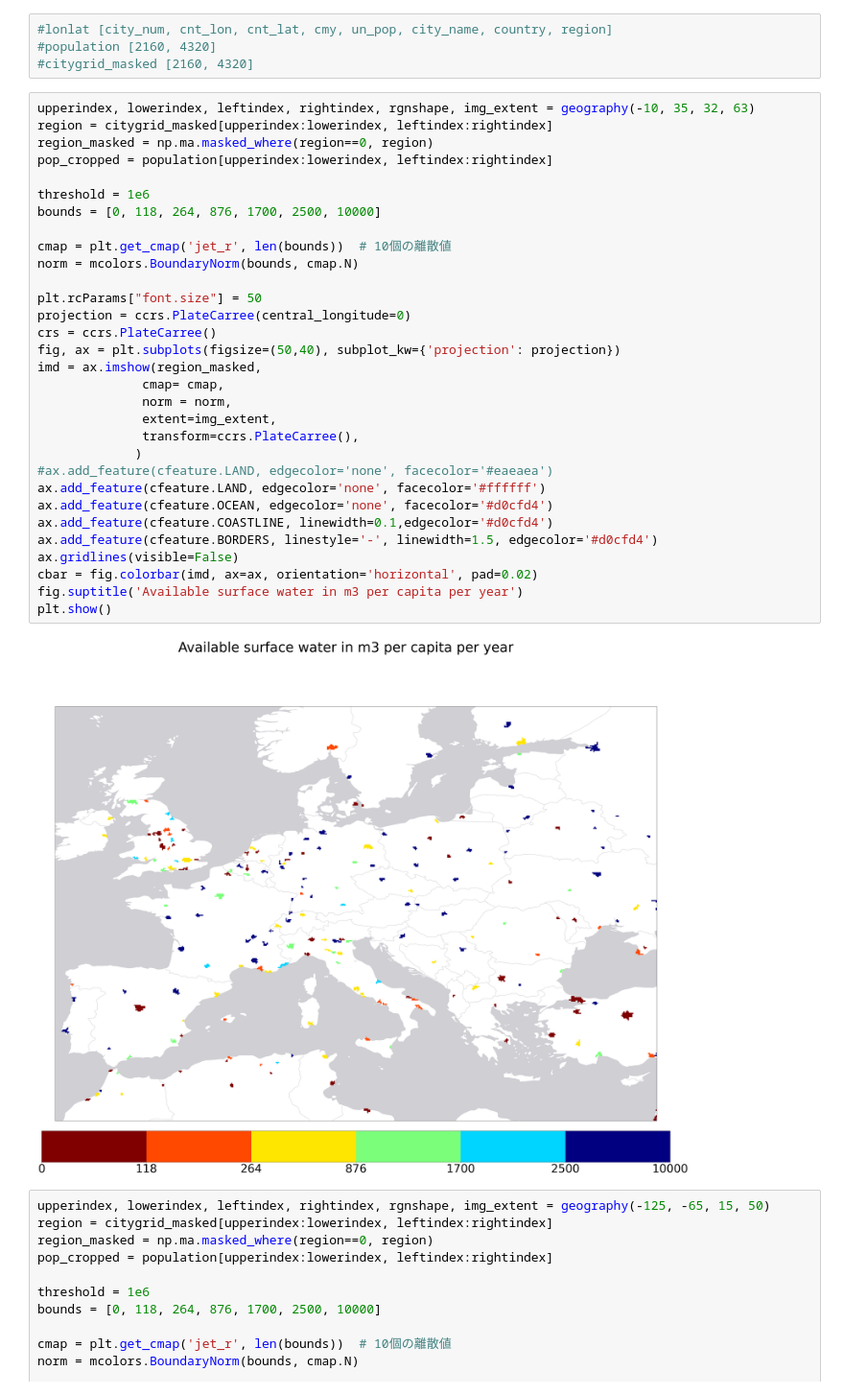
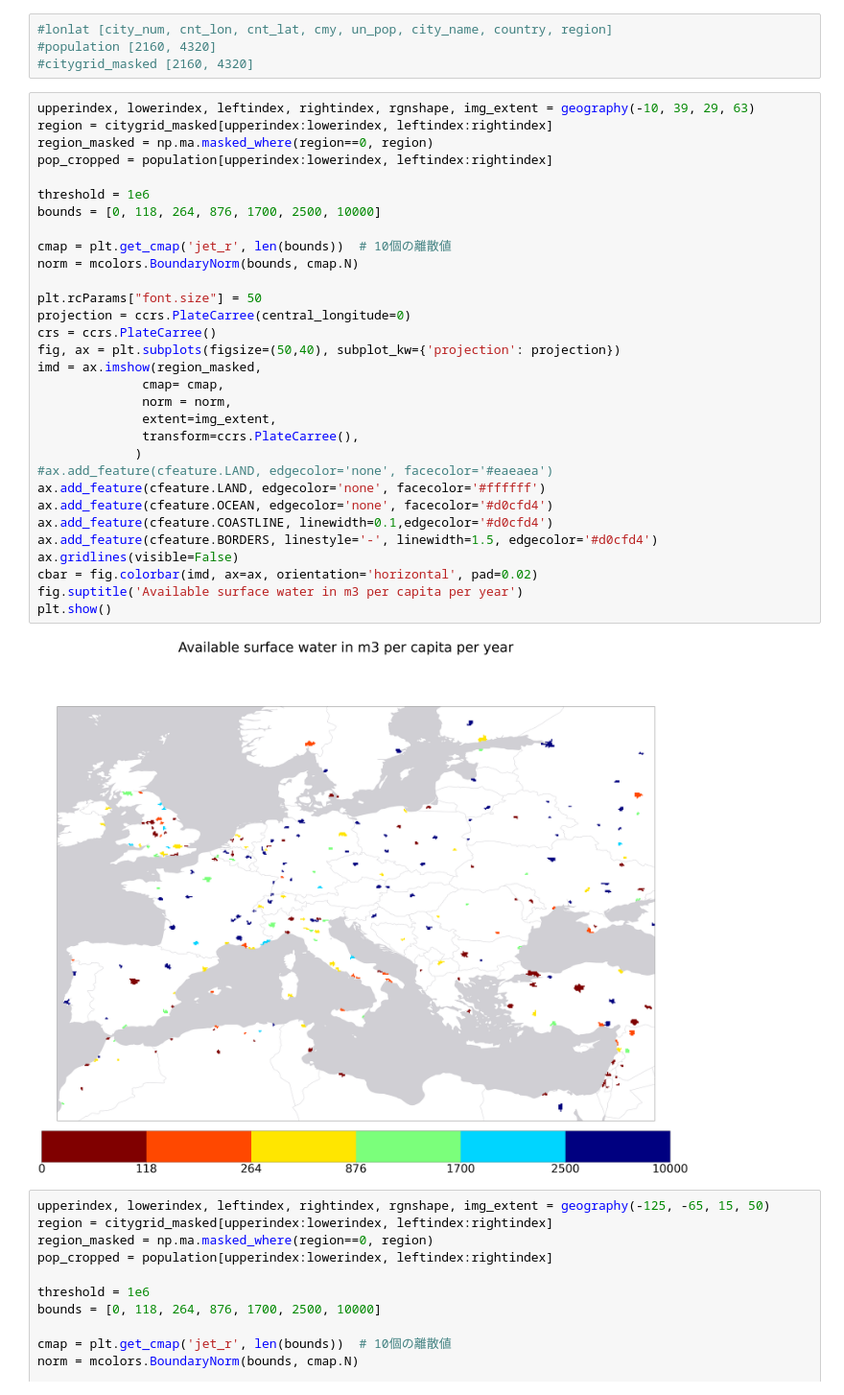
Before and after one commit to HalKiyo/h08_urban, a Jupyter notebook: wsi/pst/hoekstra_2012.ipynb, the cells around one changed output. Shown at 96% size. Saved outputs shown, nothing was run; the diff lists cells and outputs as text.

```diff
--- a/wsi/pst/hoekstra_2012.ipynb
+++ b/wsi/pst/hoekstra_2012.ipynb
@@ -37,38 +37,38 @@ citygrid_masked = np.ma.masked_where(citygrid==0, citygrid)
 #population [2160, 4320]
 #citygrid_masked [2160, 4320]
 # %%
-upperindex, lowerindex, leftindex, rightindex, rgnshape, img_extent = geography(-10, 35, 32, 63)
+upperindex, lowerindex, leftindex, rightindex, rgnshape, img_extent = geography(-10, 39, 29, 63)
 region = citygrid_masked[upperindex:lowerindex, leftindex:rightindex]
 region_masked = np.ma.masked_where(region==0, region)
 pop_cropped = population[upperindex:lowerindex, leftindex:rightindex]
 
 threshold = 1e6
 bounds = [0, 118, 264, 876, 1700, 2500, 10000]
 
 cmap = plt.get_cmap('jet_r', len(bounds))  # 10個の離散値
 norm = mcolors.BoundaryNorm(bounds, cmap.N)
 
 plt.rcParams["font.size"] = 50
 projection = ccrs.PlateCarree(central_longitude=0)
 crs = ccrs.PlateCarree()
 fig, ax = plt.subplots(figsize=(50,40), subplot_kw={'projection': projection})
 imd = ax.imshow(region_masked,
               cmap= cmap,
               norm = norm,
               extent=img_extent,
               transform=ccrs.PlateCarree(),
              )
 #ax.add_feature(cfeature.LAND, edgecolor='none', facecolor='#eaeaea')
 ax.add_feature(cfeature.LAND, edgecolor='none', facecolor='#ffffff')
 ax.add_feature(cfeature.OCEAN, edgecolor='none', facecolor='#d0cfd4')
 ax.add_feature(cfeature.COASTLINE, linewidth=0.1,edgecolor='#d0cfd4')
 ax.add_feature(cfeature.BORDERS, linestyle='-', linewidth=1.5, edgecolor='#d0cfd4')
 ax.gridlines(visible=False)
 cbar = fig.colorbar(imd, ax=ax, orientation='horizontal', pad=0.02)
 fig.suptitle('Available surface water in m3 per capita per year')
 plt.show()
 # %% [output]
-[figure, old version]
+[figure, new version]
 # %%
 upperindex, lowerindex, leftindex, rightindex, rgnshape, img_extent = geography(-125, -65, 15, 50)
 region = citygrid_masked[upperindex:lowerindex, leftindex:rightindex]
```
Also changed, not shown: parts of 3 cells of this notebook.
